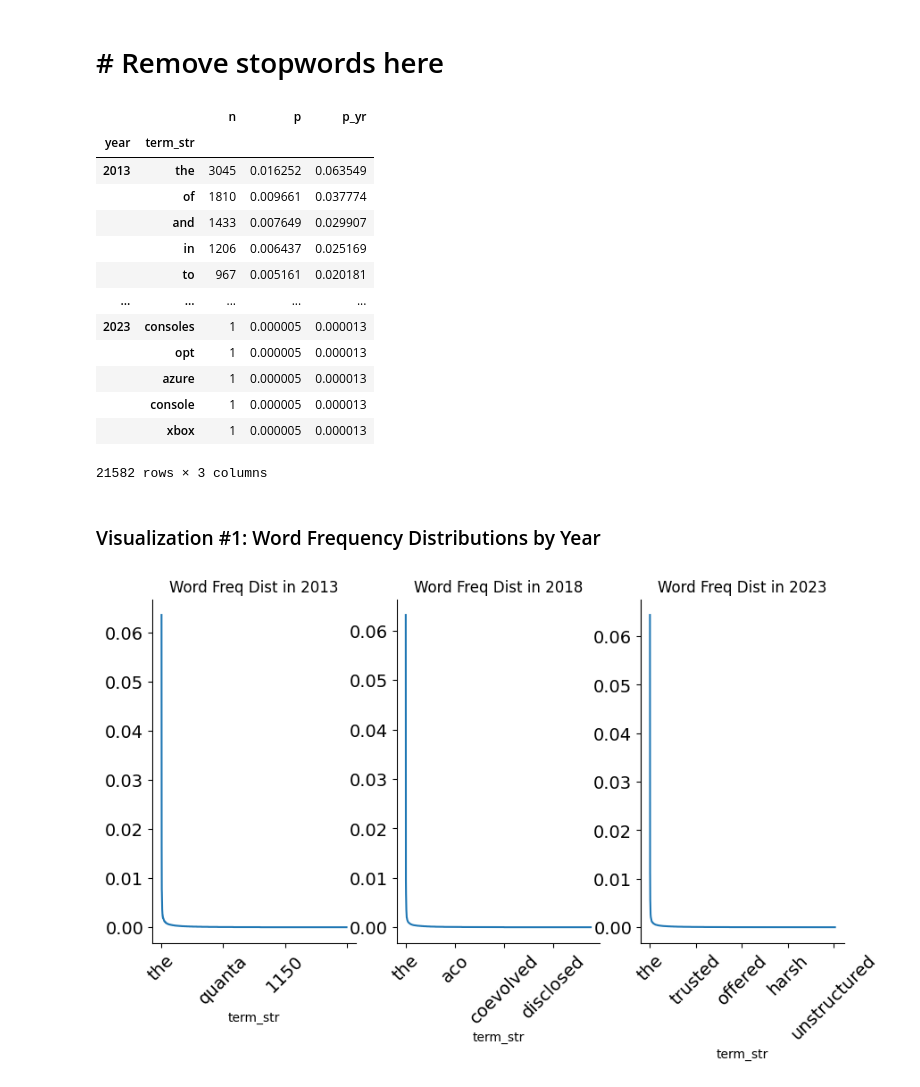
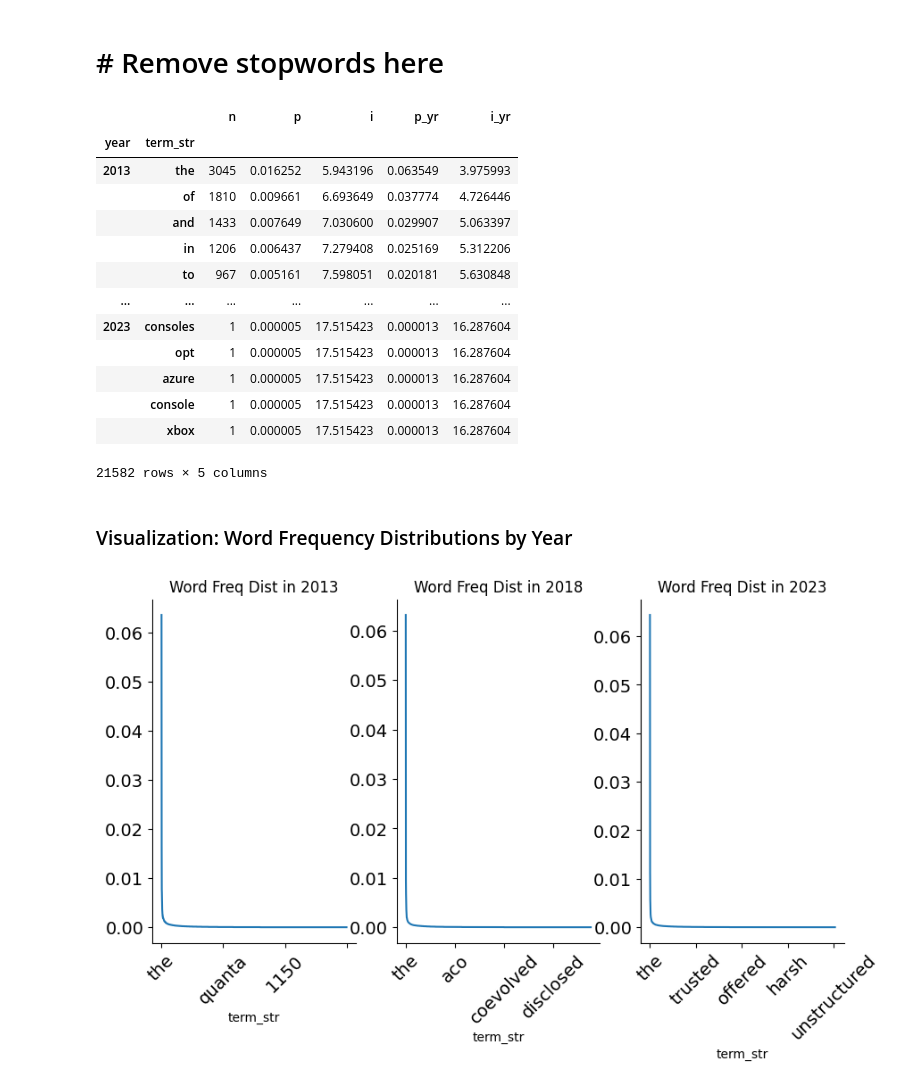
Before and after one commit to caroline-kranefuss/evolving_sentiment_climate, a Jupyter notebook: notebooks/EDA.ipynb, the cells around one changed output. Saved outputs shown, nothing was run; the diff lists cells and outputs as text; code cells hidden in the pictures.

```diff
--- a/notebooks/EDA.ipynb
+++ b/notebooks/EDA.ipynb
@@ -289,30 +293,35 @@ First remove stopwords. Then, group by year to draw temporal conclusions.
 # %%
 VOCAB = TOKENS.term_str.groupby(level='year').value_counts().to_frame('n')
 VOCAB.index.name = 'term_str'
 # Get overall probability (not as useful)
 VOCAB['p'] = VOCAB.n / VOCAB.n.sum()
-# Get probability per year
+# Get information
+VOCAB['i'] = -np.log2(VOCAB.p)
+# Get information, probability per year
 years = ['2013', '2018', '2023']
 for year in years:
-    VOCAB.loc[year,'p_yr'] = VOCAB.n / VOCAB.loc[year].n.sum()
+    mask = VOCAB.index.get_level_values('year') == year # Added by Claude
+    year_n = VOCAB.loc[mask, 'n']
+    VOCAB.loc[mask, 'p_yr'] = (year_n / year_n.sum()).values # Small Claude fixes
+    VOCAB.loc[mask, 'i_yr'] = (-np.log2(year_n / year_n.sum())).values # From Claude
 VOCAB
 # %% [output]
-|  |  | n | p | p_yr |
-| year | term_str |  |  |  |
-| 2013 | the | 3045 | 0.016252 | 0.063549 |
-|  | of | 1810 | 0.009661 | 0.037774 |
-|  | and | 1433 | 0.007649 | 0.029907 |
-|  | in | 1206 | 0.006437 | 0.025169 |
-|  | to | 967 | 0.005161 | 0.020181 |
-| ... | ... | ... | ... | ... |
-| 2023 | consoles | 1 | 0.000005 | 0.000013 |
-|  | opt | 1 | 0.000005 | 0.000013 |
-|  | azure | 1 | 0.000005 | 0.000013 |
-|  | console | 1 | 0.000005 | 0.000013 |
-|  | xbox | 1 | 0.000005 | 0.000013 |
+|  |  | n | p | i | p_yr | i_yr |
+| year | term_str |  |  |  |  |  |
+| 2013 | the | 3045 | 0.016252 | 5.943196 | 0.063549 | 3.975993 |
+|  | of | 1810 | 0.009661 | 6.693649 | 0.037774 | 4.726446 |
+|  | and | 1433 | 0.007649 | 7.030600 | 0.029907 | 5.063397 |
+|  | in | 1206 | 0.006437 | 7.279408 | 0.025169 | 5.312206 |
+|  | to | 967 | 0.005161 | 7.598051 | 0.020181 | 5.630848 |
+| ... | ... | ... | ... | ... | ... | ... |
+| 2023 | consoles | 1 | 0.000005 | 17.515423 | 0.000013 | 16.287604 |
+|  | opt | 1 | 0.000005 | 17.515423 | 0.000013 | 16.287604 |
+|  | azure | 1 | 0.000005 | 17.515423 | 0.000013 | 16.287604 |
+|  | console | 1 | 0.000005 | 17.515423 | 0.000013 | 16.287604 |
+|  | xbox | 1 | 0.000005 | 17.515423 | 0.000013 | 16.287604 |
-21582 rows × 3 columns
+21582 rows × 5 columns
 # %% [markdown]
-### Visualization #1: Word Frequency Distributions by Year
+### Visualization: Word Frequency Distributions by Year
 # %%
 fig1, axes = plt.subplots(1,3)
 for i, year in enumerate(years):
```
Also changed, not shown: parts of 2 cells of this notebook, 2 other files.
